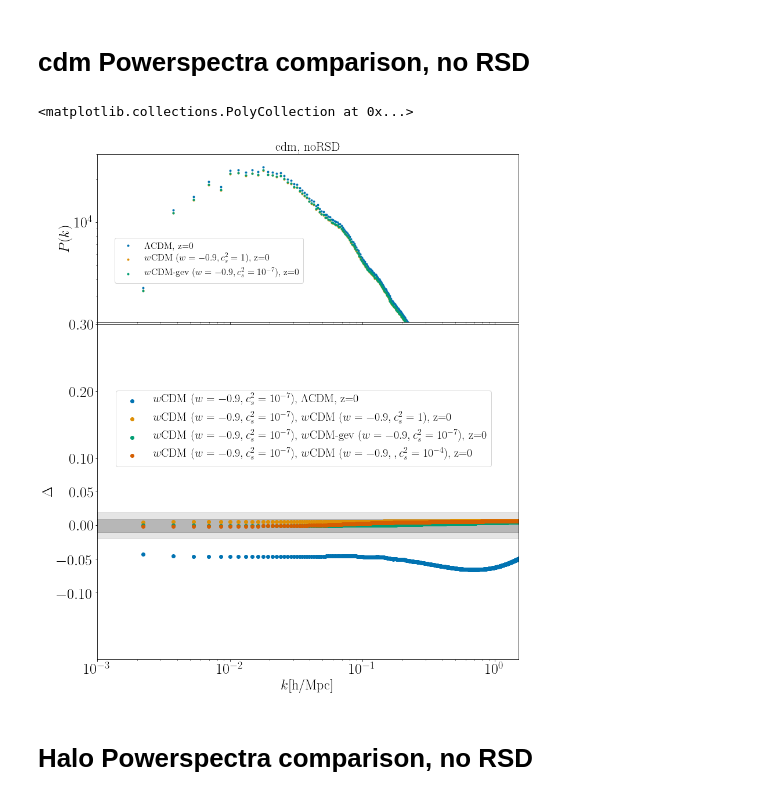
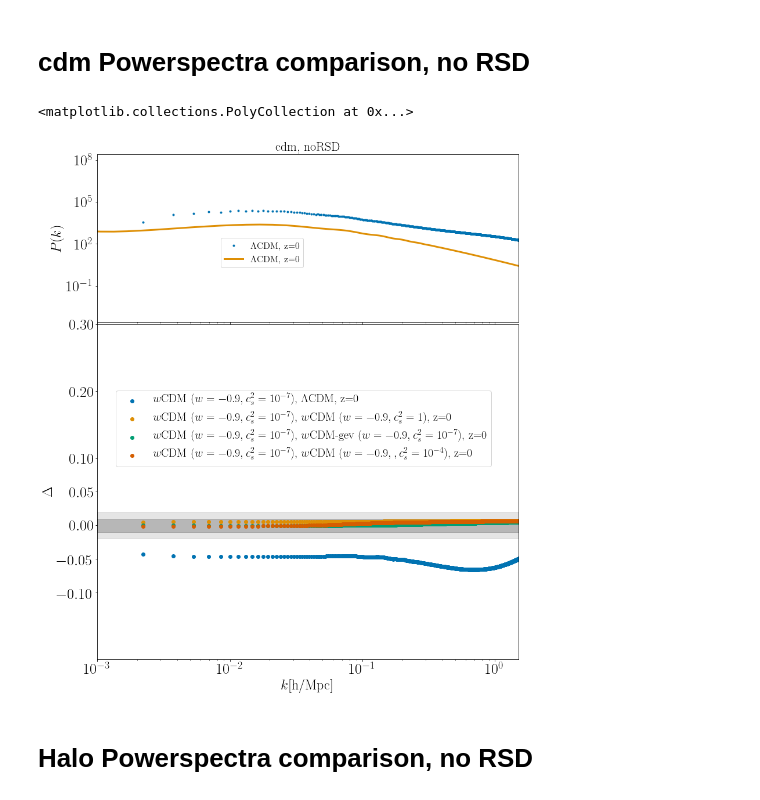
Before and after one commit to FarbodHassani/Doppler_RSD_N-body, a Jupyter notebook: Analysis-notebooks/PowerSpectra_CF_comparison_RSD_noRSD.ipynb, the cells around one changed output. Drawn from its saved outputs; the diff is of its cells as text; code cells hidden in the pictures.

```diff
--- a/Analysis-notebooks/PowerSpectra_CF_comparison_RSD_noRSD.ipynb
+++ b/Analysis-notebooks/PowerSpectra_CF_comparison_RSD_noRSD.ipynb
@@ -29,8 +29,10 @@ def nested_dict(n, type):
         return defaultdict(type)
     else:
         return defaultdict(lambda: nested_dict(n-1, type))
+
 data = nested_dict(5, list)
-pow_gev = nested_dict(3, list)
+pow_gev = nested_dict(2, list)
+class_data = nested_dict(3, list)
 # %% [markdown]
 ## Loading power and CF data
 # %%
@@ -66,3 +68,24 @@ pow_gev['gev_em0']['z=0']=np.loadtxt(directory_power+files[1]+"/output/w0d9_cs1_
 pow_gev['gev_em7']['z=0']=np.loadtxt(directory_power+files[2]+"/output/w0d9_cs2_em7_gevolution_pk016_deltacdm.dat");
 pow_gev['kev_em4']['z=0']=np.loadtxt(directory_power+files[3]+"/output/kess_cs2e4_4032box_4608_pk014_deltacdm.dat");
 pow_gev['kev_em7']['z=0']=np.loadtxt(directory_power+files[4]+"/output/kess_cs2e7_4032box_4608_pk014_deltacdm.dat");
+
+
+
+directory_class = "/Users/farbod/Dropbox/Projects/Doppler_RSD/Data/CLASS_powers/"
+
+files_list_class = ['lcdm','cs2_1','cs2_e4','cs2_e7'];
+redshifts_class = ["3", "2", "1", "0.5", "0"];
+# CLASS data loading:
+for j in range(4):
+
+    class_data['Bg'][files_list_class[j]]=np.loadtxt(directory_class+files_list_class[j]+"/background.dat");
+    for i in range(5): # redshift
+        class_data['transfer'][files_list_class[j]]['z='+str(redshifts[i])]=np.loadtxt(directory_class+files_list_class[j]+"/z"+str(i+1)+"_tk.dat");
+
+# CLASS conversion :
+k_pivot = 0.05
+A_s = 2.1e-9
+n_s = 0.96
+h = 0.67
+k_class = class_data['transfer'][files_list_class[0]]["z=0"][:,0]
+conversion = A_s*(k_class*h/k_pivot)**(n_s-1);
@@ -172,13 +204,20 @@ RSD ='noRSD'
 file = ['gev_lcdm','gev_em0','gev_em7','kev_em4','kev_em7'];
 decrip = ["$\Lambda$CDM, ","$w$CDM ($w=-0.9, c_s^2=1$), ","$w$CDM-gev ($w=-0.9, c_s^2=10^{-7}$), ",
           "$w$CDM ($w=-0.9,, c_s^2=10^{-4}$), ","$w$CDM ($w=-0.9, c_s^2=10^{-7}$), "]
+
+files_list_class = ['lcdm','cs2_1','cs2_e4','cs2_e7'];
+
 z = ["z=0", "z=0.5", "z=1", "z=2", "z=3"];
 
 l=0
-for i in [0,1,2]: # file
+for i in [0]: # file
     for j in [0]: # Redshifts
         [k_w,pk]=data[kind][RSD][file[i]]['pow'][z[j]][[0,1],:]
         axs[0].loglog(k_w,pk,".",color =Colors[l], lw=3,label=decrip[i]+z[j])
+
+        k_class = class_data['transfer'][files_list_class[i]][z[j]][:,0]
+        pk_class = class_data['transfer'][files_list_class[i]][z[j]][:,3]
+        axs[0].loglog(k_class, pk_class**2 * A_s*(k_class*h/k_pivot)**(n_s-1)*(2.*np.pi**2/(k_class**3)),"-",color =Colors[l+1], lw=3,label=decrip[i]+z[j])
         l=l+1
 
 axs[0].set_ylabel('$P(k)$',fontsize=24)
@@ -186,36 +225,36 @@ axs[0].set_xlabel('$k$[h/Mpc]',fontsize=24)
 # plt.yscale('log')
 # axs[0].xticks(size = 25);
 # axs[0].yticks(size = 25);
-axs[0].set_ylim(2.e3,3.e4)
+# axs[0].set_ylim(2.e3,3.e4)
 axs[0].set_xlim(1.e-3,2.e0)
 axs[0].legend(fontsize=16,bbox_to_anchor=(0.50,0.53))
 axs[0].set_title(kind+", "+RSD, fontsize=22)
 # Relative difference:
 
 l=0
 for num1 in [0,1,2,3,4]: # file 1
     for num2 in [4]: # file2
         for j in [0]: # Redshifts
             if(num1!=num2):
                 [k1,pk1]=data[kind][RSD][file[num1]]['pow'][z[j]][[0,1],:]
                 [k2,pk2]=data[kind][RSD][file[num2]]['pow'][z[j]][[0,1],:]
                 axs[1].plot(k1,(pk2-pk1)/pk1,"o",color =Colors[l], lw=3,label=decrip[num2]+decrip[num1]+" "+z[j])
                 l=l+1;
 
 axs[1].set_ylabel('$\Delta$',fontsize=24)
 axs[1].set_xlabel('$k$[h/Mpc]',fontsize=24)
 axs[1].set_xscale('log')
 # plt.yscale('symlog')
 axs[1].set_ylim(-0.2,0.3)
 axs[1].set_xlim(1.e-3,1.5)
 axs[1].set_yticks([-0.1,-0.05,0,0.05,0.1,0.2,0.3])
 axs[1].legend(fontsize=20,bbox_to_anchor=(0.95,0.82))
 X=np.arange(0.001,20,1)
 axs[1].fill_between(X, -1/100.,1/100.,color='k',alpha=.2)
 axs[1].fill_between(X, -2/100.,2/100.,color='k',alpha=.1)
 # %% [output]
 <matplotlib.collections.PolyCollection at 0x...>
-[figure, old version]
+[figure, new version]
 # %% [markdown]
 # Halo Powerspectra comparison,  no RSD
 # %%
```
Also changed, not shown: parts of 3 cells of this notebook, 1 other file.
